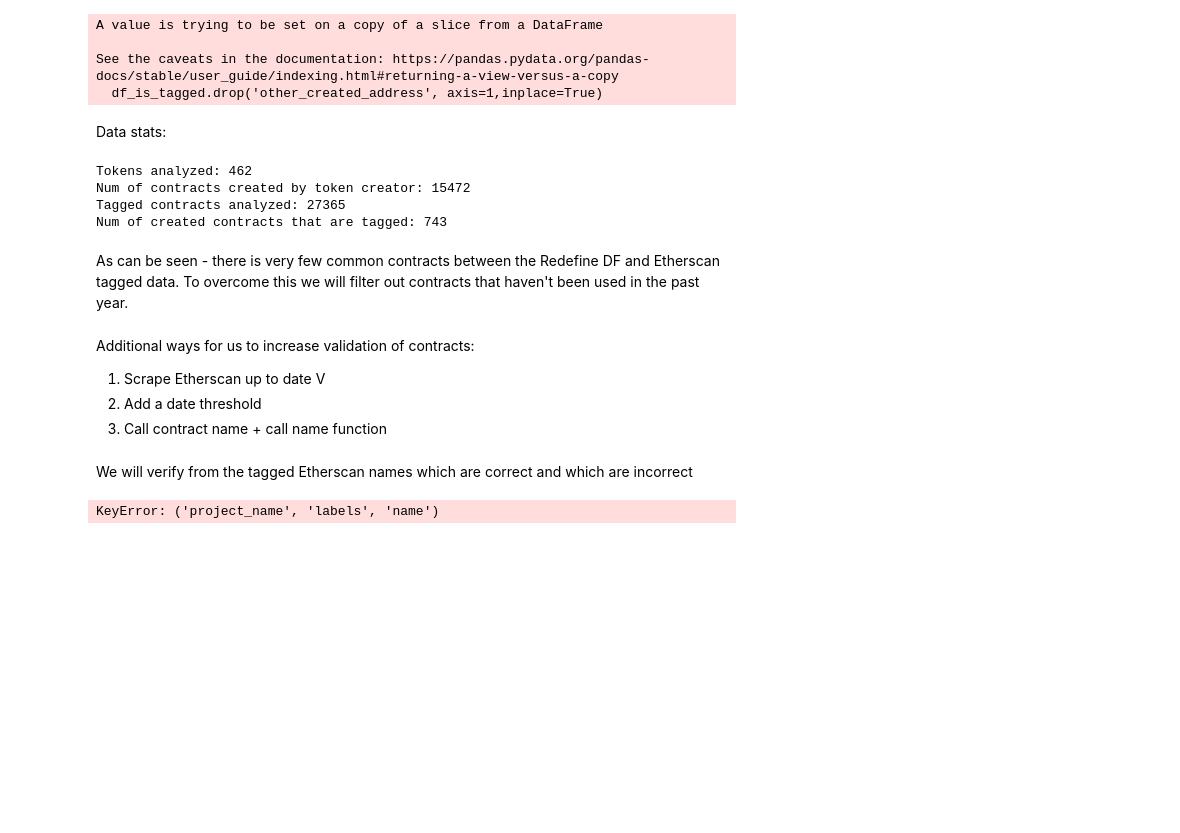
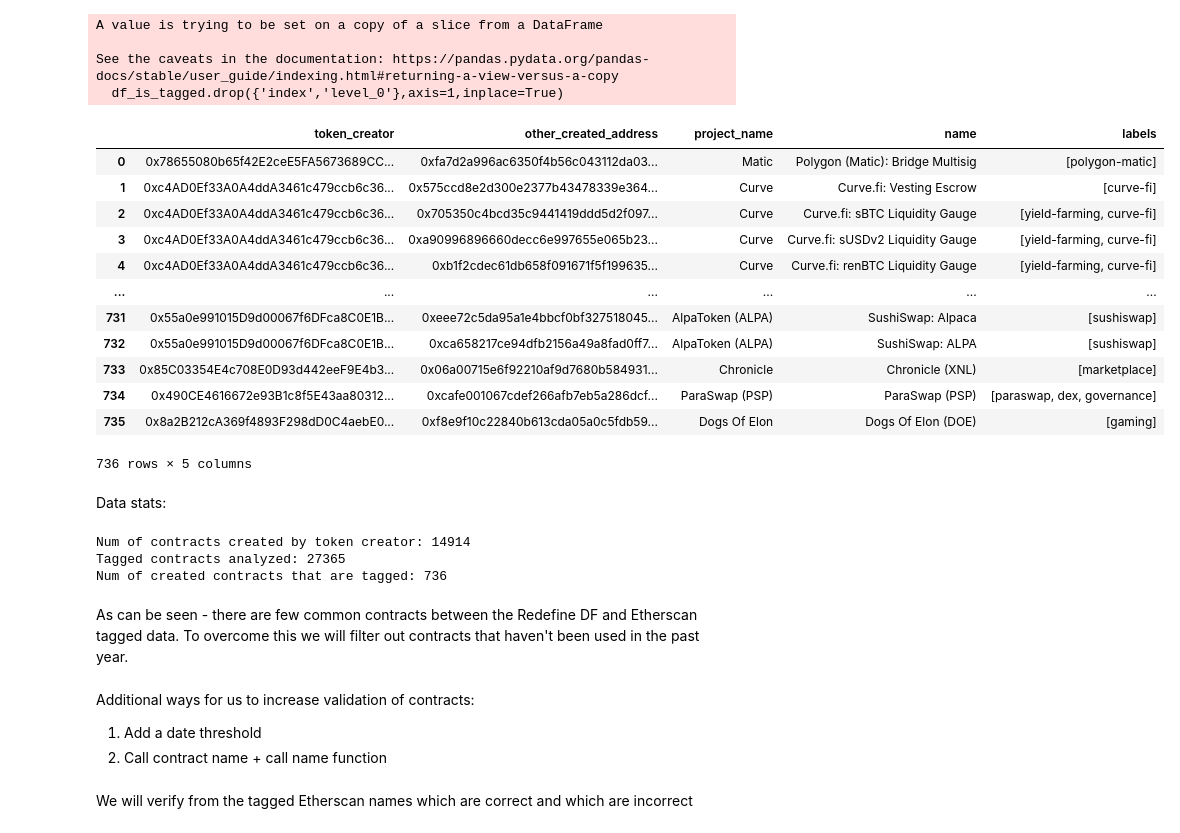
Before and after one commit to EthWiz/ariel-final-project, a Jupyter notebook: analyzing_results.ipynb, the cells around one changed output. Saved outputs shown, nothing was run; the diff lists cells and outputs as text; code cells hidden in the pictures; blank space fills up the shorter version.

```diff
--- a/analyzing_results.ipynb
+++ b/analyzing_results.ipynb
@@ -113,30 +60,43 @@ df_is_tagged.set_index('index', inplace=True)
 # %%
-df_is_tagged.drop('other_created_address', axis=1,inplace=True)
+df_is_tagged = df_merge.loc[df_merge['index'].notna()]
+df_is_tagged.reset_index(inplace=True)
+df_is_tagged.drop({'index','level_0'},axis=1,inplace=True)
+df_is_tagged
 # %% [output]
 A value is trying to be set on a copy of a slice from a DataFrame
 
 See the caveats in the documentation: https://pandas.pydata.org/pandas-docs/stable/user_guide/indexing.html#returning-a-view-versus-a-copy
-  df_is_tagged.drop('other_created_address', axis=1,inplace=True)
+  df_is_tagged.drop({'index','level_0'},axis=1,inplace=True)
+|  | token_creator | other_created_address | project_name | name | labels |
+| 0 | 0x78655080b65f42E2ceE5FA5673689CC... | 0xfa7d2a996ac6350f4b56c043112da03... | Matic | Polygon (Matic): Bridge Multisig | [polygon-matic] |
+| 1 | 0xc4AD0Ef33A0A4ddA3461c479ccb6c36... | 0x575ccd8e2d300e2377b43478339e364... | Curve | Curve.fi: Vesting Escrow | [curve-fi] |
+| 2 | 0xc4AD0Ef33A0A4ddA3461c479ccb6c36... | 0x705350c4bcd35c9441419ddd5d2f097... | Curve | Curve.fi: sBTC Liquidity Gauge | [yield-farming, curve-fi] |
+| 3 | 0xc4AD0Ef33A0A4ddA3461c479ccb6c36... | 0xa90996896660decc6e997655e065b23... | Curve | Curve.fi: sUSDv2 Liquidity Gauge | [yield-farming, curve-fi] |
+| 4 | 0xc4AD0Ef33A0A4ddA3461c479ccb6c36... | 0xb1f2cdec61db658f091671f5f199635... | Curve | Curve.fi: renBTC Liquidity Gauge | [yield-farming, curve-fi] |
+| ... | ... | ... | ... | ... | ... |
+| 731 | 0x55a0e991015D9d00067f6DFca8C0E1B... | 0xeee72c5da95a1e4bbcf0bf327518045... | AlpaToken (ALPA) | SushiSwap: Alpaca | [sushiswap] |
+| 732 | 0x55a0e991015D9d00067f6DFca8C0E1B... | 0xca658217ce94dfb2156a49a8fad0ff7... | AlpaToken (ALPA) | SushiSwap: ALPA | [sushiswap] |
+| 733 | 0x85C03354E4c708E0D93d442eeF9E4b3... | 0x06a00715e6f92210af9d7680b584931... | Chronicle | Chronicle (XNL) | [marketplace] |
+| 734 | 0x490CE4616672e93B1c8f5E43aa80312... | 0xcafe001067cdef266afb7eb5a286dcf... | ParaSwap (PSP) | ParaSwap (PSP) | [paraswap, dex, governance] |
+| 735 | 0x8a2B212cA369f4893F298dD0C4aebE0... | 0xf8e9f10c22840b613cda05a0c5fdb59... | Dogs Of Elon | Dogs Of Elon (DOE) | [gaming] |
+736 rows × 5 columns
 # %% [markdown]
 Data stats:
 # %%
-print("Tokens analyzed: %s"%(len(df_redefine)))
-print("Num of contracts created by token creator: %s"%(len(df_redefine_expanded)))
+print("Num of contracts created by token creator: %s"%(len(df_redefine)))
 print("Tagged contracts analyzed: %s"%(len(df_etherscan)))
 print("Num of created contracts that are tagged: %s"%(len(df_merge.loc[df_merge['index'].notna()])))
 # %% [output]
-Tokens analyzed: 462
-Num of contracts created by token creator: 15472
+Num of contracts created by token creator: 14914
 Tagged contracts analyzed: 27365
-Num of created contracts that are tagged: 743
+Num of created contracts that are tagged: 736
 # %% [markdown]
-As can be seen - there is very few common contracts between the Redefine DF and Etherscan tagged data.
+As can be seen - there are few common contracts between the Redefine DF and Etherscan tagged data.
 To overcome this we will filter out contracts that haven't been used in the past year.
 # %% [markdown]
 Additional ways for us to increase validation of contracts:
-1. Scrape Etherscan up to date V
-2. Add a date threshold
-3. Call contract name + call name function
+1. Add a date threshold
+2. Call contract name + call name function
 # %%
 df_is_tagged.to_csv('first_results.csv')
 # %% [markdown]
@@ -152,18 +110,3 @@ remove_words = ["token",
 "governance",
 "dao",
 "finance"]
-# %%
-def verify_name(p_name, labels,name):
-    project_name = p_name.split()
-    print(project_name)
-    for name in project_name:
-        if name in remove_words:
-            project_name.remove(name)
-    print(project_name)
-
-
-
-
-df_is_tagged['verified'] = df_is_tagged['project_name','labels','name'].apply(lambda x: verify_name(x))
-# %% [output]
-KeyError: ('project_name', 'labels', 'name')
```
Also changed, not shown: parts of 20 cells of this notebook, 8 other files.
